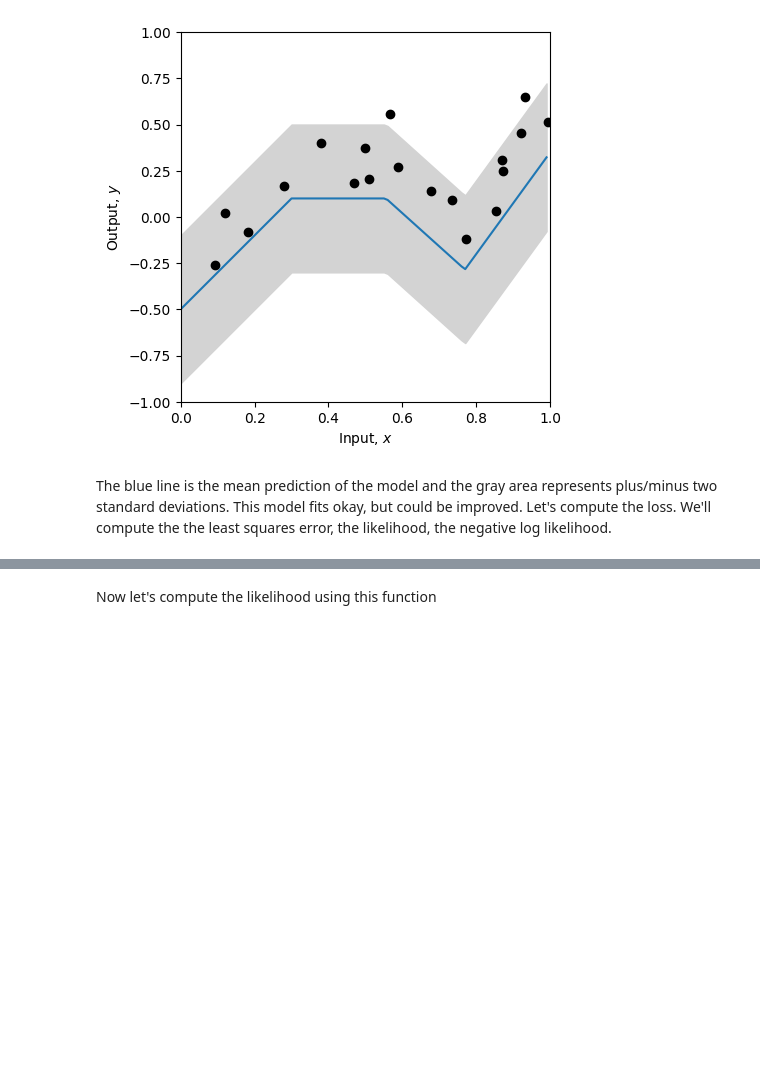
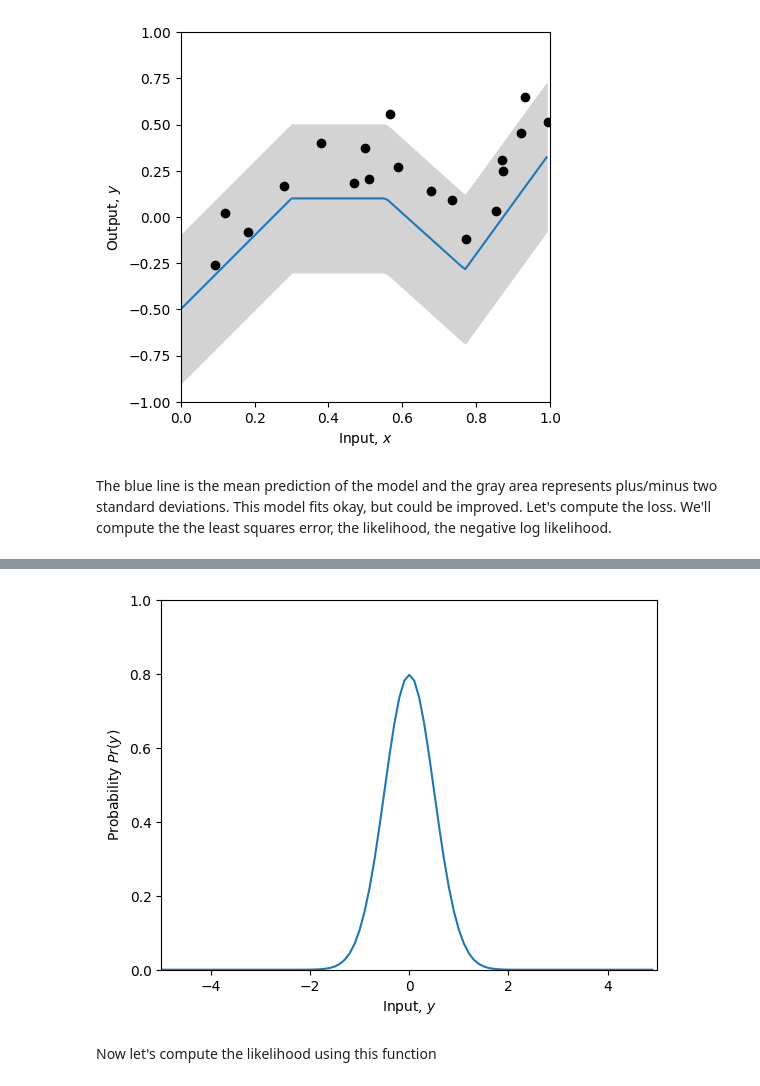
Before and after one commit to Erik-Hansen96/CSCI167, a Jupyter notebook: Notebooks/Chap05/5_1_Least_Squares_Loss.ipynb, the cells around one changed output, grey strips where cells are left out. Saved outputs shown, nothing was run; the diff lists cells and outputs as text; code cells hidden in the pictures; blank space fills up the shorter version.

```diff
--- a/Notebooks/Chap05/5_1_Least_Squares_Loss.ipynb
+++ b/Notebooks/Chap05/5_1_Least_Squares_Loss.ipynb
@@ -109,21 +111,25 @@ print("Correct answer = %3.3f, Your answer = %3.3f"%(0.119,normal_distribution(1
 # %%
 # Let's plot the Gaussian distribution.
 y_gauss = np.arange(-5,5,0.1)
-mu = 0; sigma = 1.0
+mu = 0; sigma = 0.5
 gauss_prob = normal_distribution(y_gauss, mu, sigma)
 fig, ax = plt.subplots()
 ax.plot(y_gauss, gauss_prob)
 ax.set_xlabel(r'Input, $y$'); ax.set_ylabel(r'Probability $Pr(y)$')
 ax.set_xlim([-5,5]);ax.set_ylim([0,1.0])
 plt.show()
 
 # TODO
 # 1. Predict what will happen if we change to mu=1 and leave sigma=1
+# itll move it to the right
 # Now change the code above and see if you were correct.
 
 # 2. Predict what will happen if we leave mu = 0 and change sigma to 2.0
-
+#itll stretch the curve wider
 # 3. Predict what will happen if we leave mu = 0 and change sigma to 0.5
+#itll make the curve skinnier
+# %% [output]
+[figure, added]
 # %% [markdown]
 Now let's compute the likelihood using this function
 # %%
```
Also changed, not shown: parts of 13 cells of this notebook.
